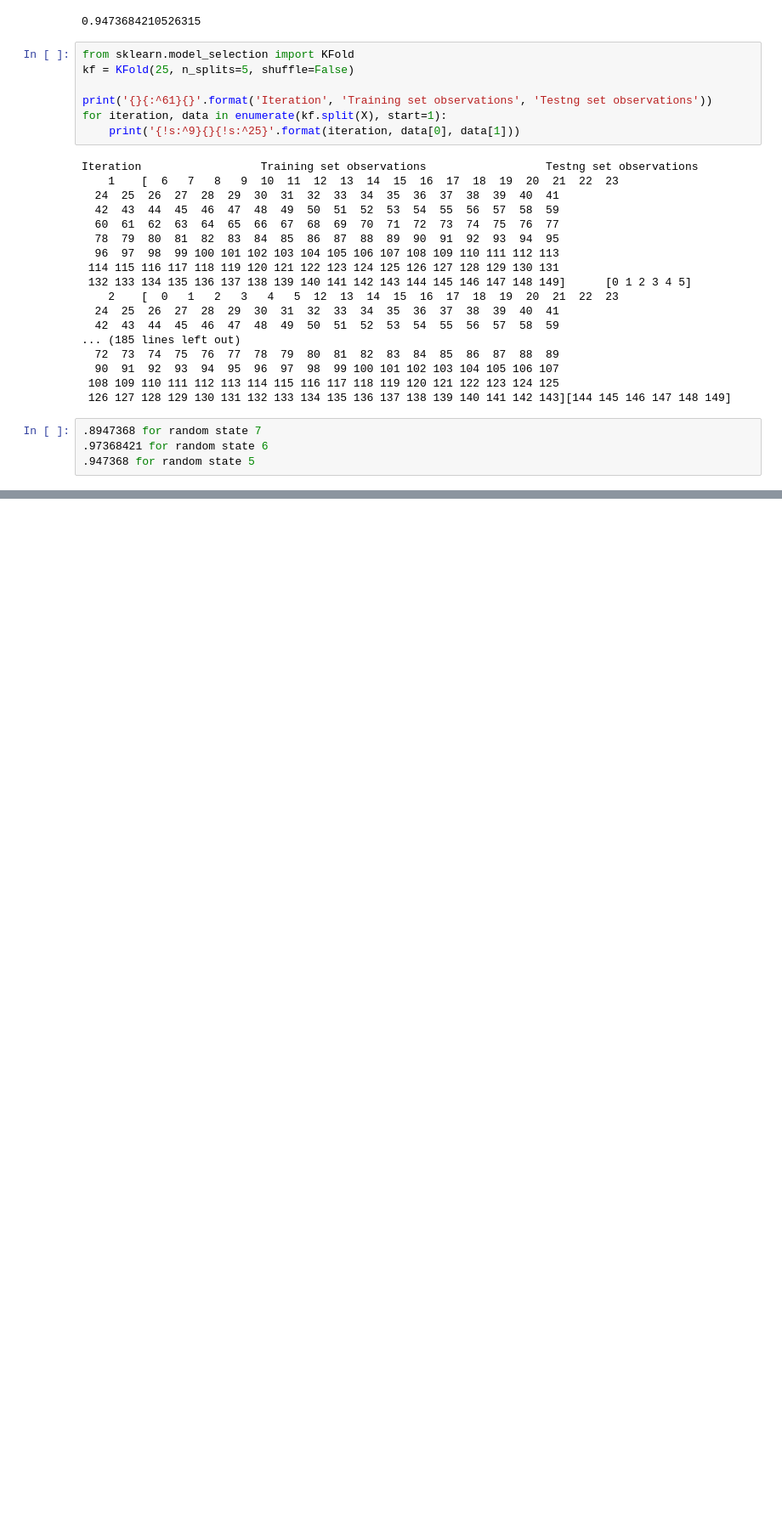
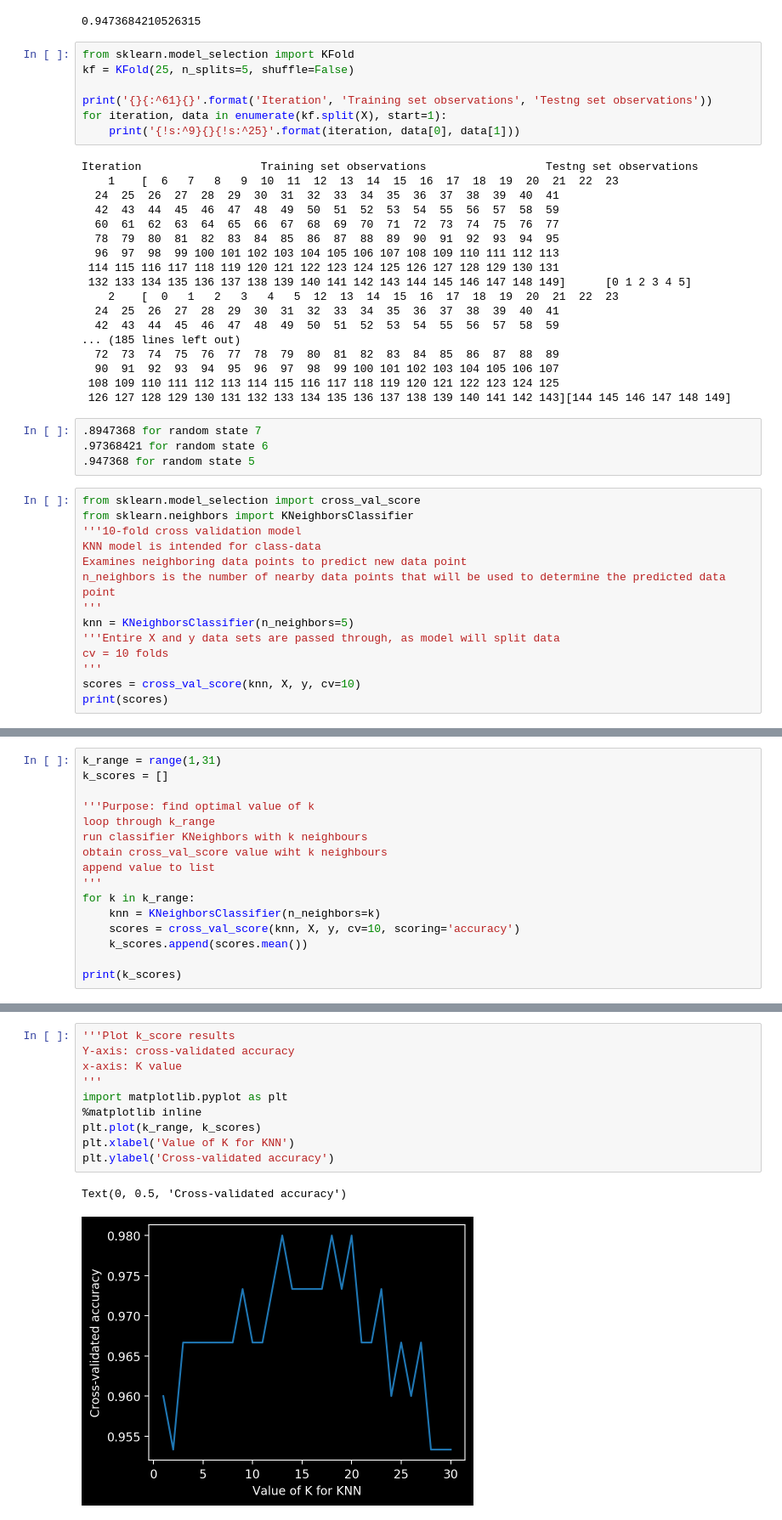
Before and after one commit to loomanke/Data-Science-Tools, a Jupyter notebook: Cross Validation.ipynb, the cells around one changed output, grey strips where cells are left out. Shown at 85% size. Cells and saved outputs as stored; diff of their text form; blank space fills up the shorter version.

Commit message:
Added Finished KNN model

```diff
--- a/Cross Validation.ipynb
+++ b/Cross Validation.ipynb
@@ -55,3 +55,17 @@ Iteration                  Training set observations                  Testng set
 .8947368 for random state 7
 .97368421 for random state 6
 .947368 for random state 5
+# %%
+from sklearn.model_selection import cross_val_score
+from sklearn.neighbors import KNeighborsClassifier
+'''10-fold cross validation model
+KNN model is intended for class-data
+Examines neighboring data points to predict new data point
+n_neighbors is the number of nearby data points that will be used to determine the predicted data point
+'''
+knn = KNeighborsClassifier(n_neighbors=5)
+'''Entire X and y data sets are passed through, as model will split data
+cv = 10 folds
+'''
+scores = cross_val_score(knn, X, y, cv=10)
+print(scores)
@@ -57,0 +80,16 @@ Iteration                  Training set observations                  Testng set
+# %%
+k_range = range(1,31)
+k_scores = []
+
+'''Purpose: find optimal value of k
+loop through k_range
+run classifier KNeighbors with k neighbours
+obtain cross_val_score value wiht k neighbours
+append value to list
+'''
+for k in k_range:
+    knn = KNeighborsClassifier(n_neighbors=k)
+    scores = cross_val_score(knn, X, y, cv=10, scoring='accuracy')
+    k_scores.append(scores.mean())
+
+print(k_scores)
@@ -57,0 +98,13 @@ Iteration                  Training set observations                  Testng set
+# %%
+'''Plot k_score results
+Y-axis: cross-validated accuracy
+x-axis: K value
+'''
+import matplotlib.pyplot as plt
+%matplotlib inline
+plt.plot(k_range, k_scores)
+plt.xlabel('Value of K for KNN')
+plt.ylabel('Cross-validated accuracy')
+# %% [output]
+Text(0, 0.5, 'Cross-validated accuracy')
+[figure, added]
```
Also changed, not shown: parts of 5 cells of this notebook.
